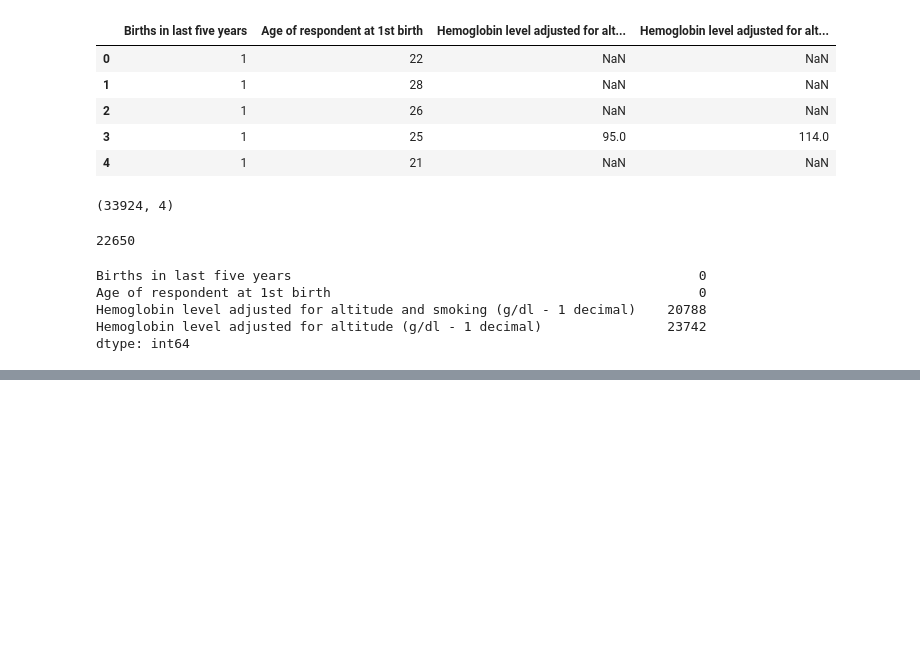
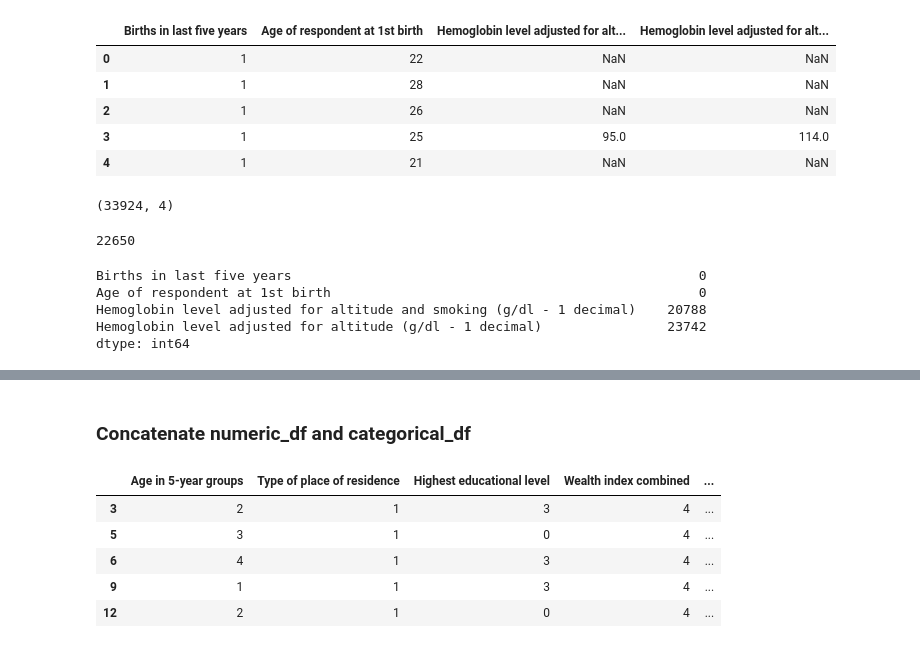
Before and after one commit to ruth-kitasi/Anemia-Level-Prediction-in-Children, a Jupyter notebook: notebooks/Agatha.ipynb, the cells around one changed output, grey strips where cells are left out. Saved outputs shown, nothing was run; the diff lists cells and outputs as text; code cells hidden in the pictures; blank space fills up the shorter version.

```diff
--- a/notebooks/Agatha.ipynb
+++ b/notebooks/Agatha.ipynb
@@ -321,0 +415,5 @@ dtype: int64
+# %%
+# Convert the 'Hemoglobin level adjusted for altitude (g/dl - 1 decimal)' column to int
+numeric_df['Hemoglobin level adjusted for altitude (g/dl - 1 decimal)'] = numeric_df['Hemoglobin level adjusted for altitude (g/dl - 1 decimal)'].astype(int)
+
+numeric_df.head()
@@ -321,0 +484,13 @@ dtype: int64
+# %% [markdown]
+### Concatenate numeric_df and categorical_df
+# %%
+# Combine categorical and numerical dataframe
+combined_df = pd.concat([categorical_df, numeric_df], axis=1)
+combined_df.head()
+# %% [output]
+|  | Age in 5-year groups | Type of place of residence | Highest educational level | Wealth index combined | ... |
+| 3 | 2 | 1 | 3 | 4 | ... |
+| 5 | 3 | 1 | 0 | 4 | ... |
+| 6 | 4 | 1 | 3 | 4 | ... |
+| 9 | 1 | 1 | 3 | 4 | ... |
+| 12 | 2 | 1 | 0 | 4 | ... |
```
Also changed, not shown: parts of 18 cells of this notebook, 1 other file.
